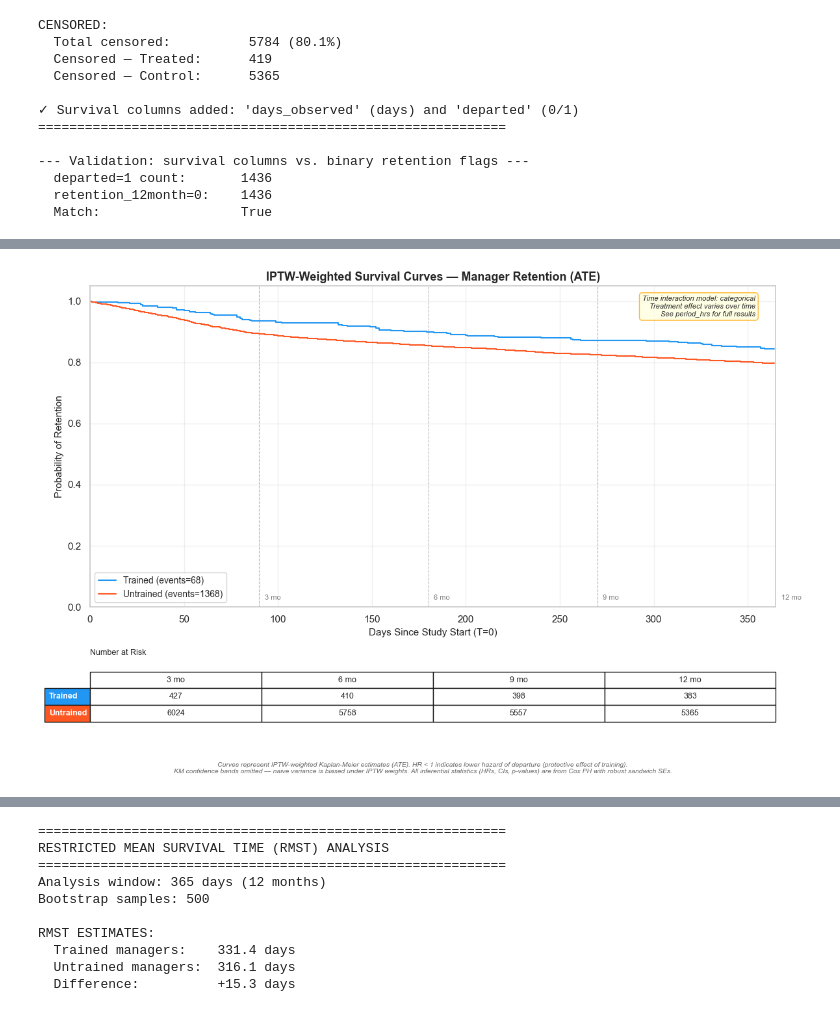
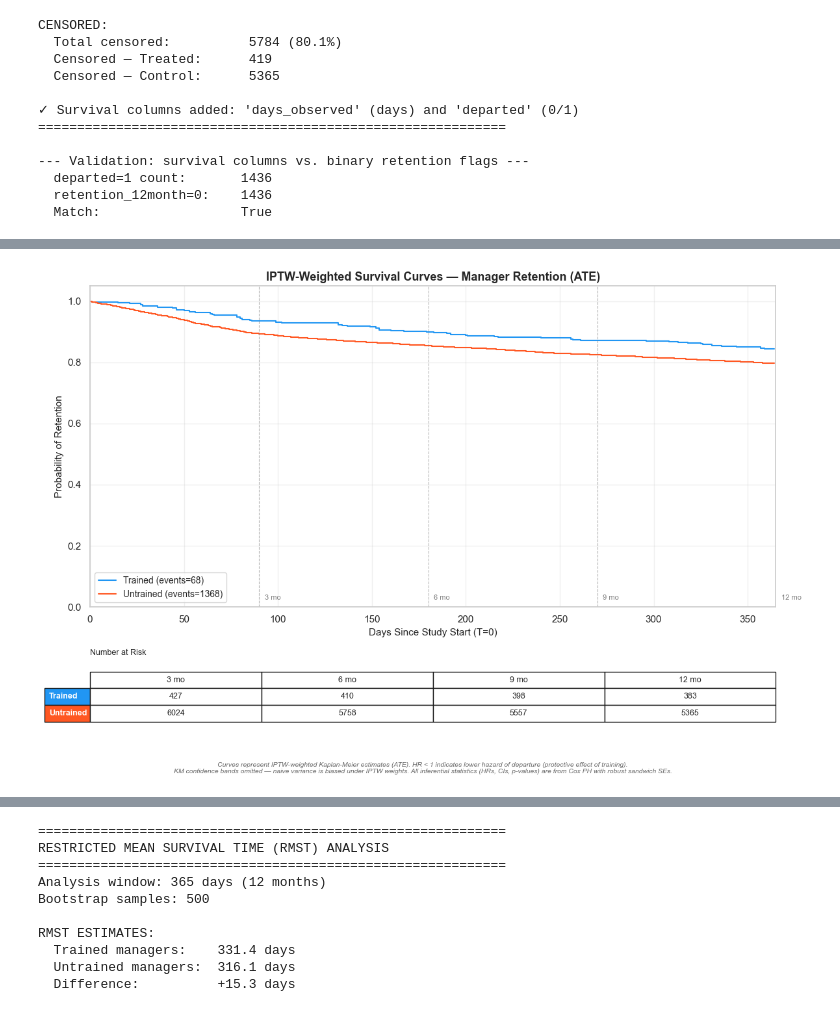
Before and after one commit to mlpost/2026-siop-causal-inference-master-tutorial, a Jupyter notebook: causal_inference_workshop.ipynb, the cells around one changed output, grey strips where cells are left out. Drawn from its saved outputs; the diff is of its cells as text; code cells hidden in the pictures.

Commit message:
retention edits

```diff
--- a/causal_inference_workshop.ipynb
+++ b/causal_inference_workshop.ipynb
@@ -1563,3 +1615,31 @@ CENSORED:
   departed=1 count:       1436
   retention_12month=0:    1436
   Match:                  True
+# %%
+# Standard Cox PH (no time interaction)
+standard_results = {}
+standard_results['retention'] = causal_model.analyze_standard_survival_effect(
+    data=data,
+    time_var='days_observed',
+    event_var='departed',
+    treatment_var='treatment',
+    categorical_vars=categorical_vars,
+    binary_vars=binary_vars,
+    continuous_vars=continuous_vars,
+    cluster_var='team_id',
+    estimand='ATE',
+    project_path=str(base_dir / "results"),
+    analysis_name='IPTW_Cox_Standard_retention',
+)
+
+# verify balance on the weighted data from the standard Cox model, excluding time/event vars and retention flags (which are outcomes, not covariates)
+verify_balance(
+    standard_results, cd, treatment,
+    exclude_cols=[time_var, event_var, 'departure_quarter',
+                  'retention_3month', 'retention_6month',
+                  'retention_9month', 'retention_12month']
+)
+standard_summary = CausalInferenceModel.build_survival_summary_table(standard_results)
+standard_evalues = CausalInferenceModel.compute_evalues_from_results(
+    standard_results, effect_type="risk_ratio"
+)
@@ -1627,15 +1770,15 @@ Reference period : 0-3mo
 # %%
 # =============================================================================
 # KAPLAN-MEIER SURVIVAL CURVES
 # =============================================================================
 
 survival_fig = causal_model.plot_survival_curves(
-    survival_result=survival_results[retention_outcome_name],
+    survival_result=standard_results[retention_outcome_name],
     outcome_name='Manager Retention',
     time_horizon=365,
     show_snapshots=True,
     snapshot_days=[90, 180, 270, 365],
     save_path=None,
 );
 # %% [output]
-[figure, old version]
+[figure, new version]
```
Also changed, not shown: parts of 25 cells of this notebook, 12 other files.
